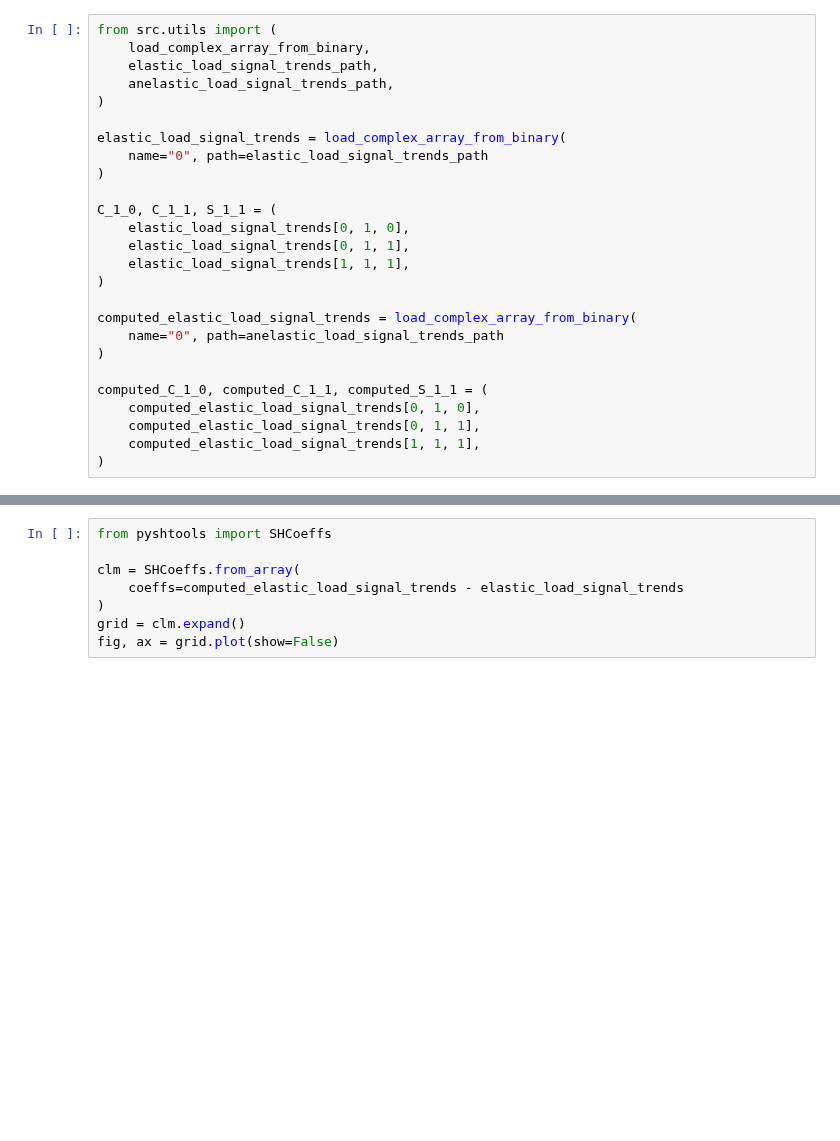
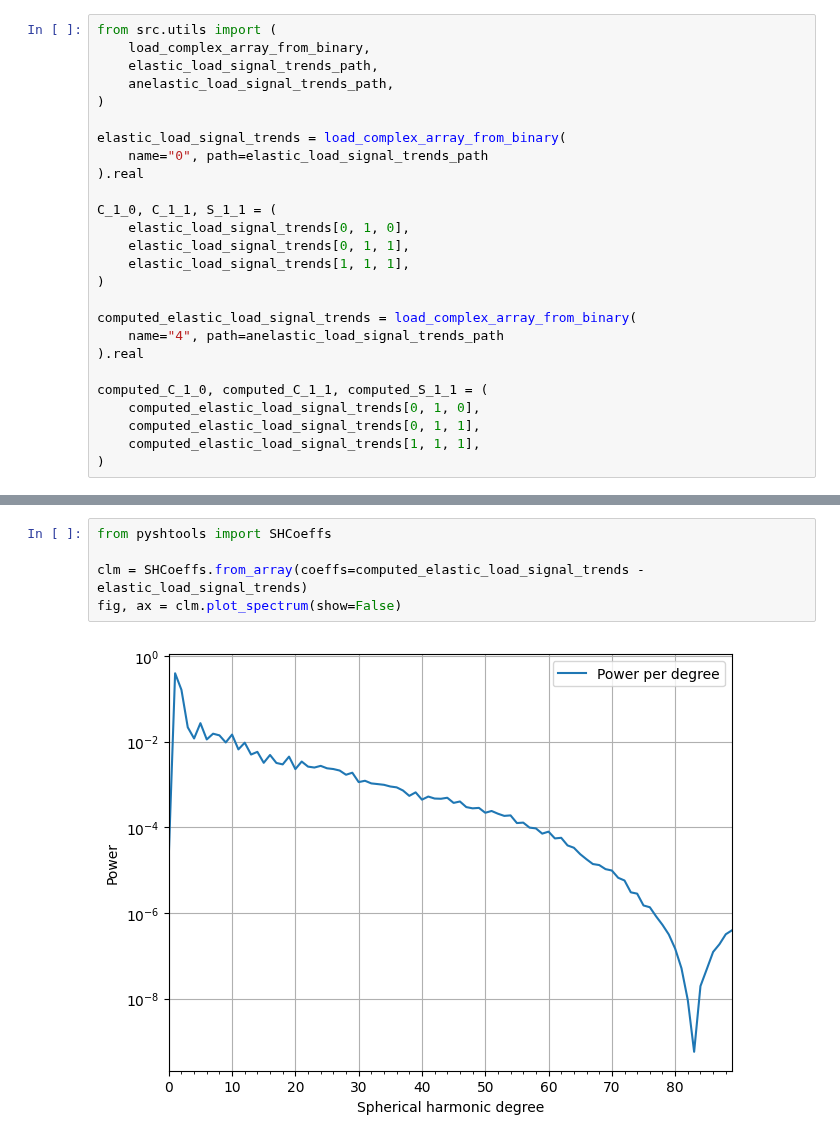
Before and after one commit to maxime-rousselet-cnes/SNREI, a Jupyter notebook: temp2.ipynb, the cells around one changed output, grey strips where cells are left out. Saved outputs shown, nothing was run; the diff lists cells and outputs as text; blank space fills up the shorter version.

```diff
--- a/temp2.ipynb
+++ b/temp2.ipynb
@@ -7,7 +7,7 @@ from src.utils import (
 
 elastic_load_signal_trends = load_complex_array_from_binary(
     name="0", path=elastic_load_signal_trends_path
-)
+).real
 
 C_1_0, C_1_1, S_1_1 = (
     elastic_load_signal_trends[0, 1, 0],
@@ -16,8 +16,8 @@ C_1_0, C_1_1, S_1_1 = (
 )
 
 computed_elastic_load_signal_trends = load_complex_array_from_binary(
-    name="0", path=anelastic_load_signal_trends_path
-)
+    name="4", path=anelastic_load_signal_trends_path
+).real
 
 computed_C_1_0, computed_C_1_1, computed_S_1_1 = (
     computed_elastic_load_signal_trends[0, 1, 0],
@@ -37,8 +55,7 @@ computed_C_1_0, computed_C_1_1, computed_S_1_1
 # %%
 from pyshtools import SHCoeffs
 
-clm = SHCoeffs.from_array(
-    coeffs=computed_elastic_load_signal_trends - elastic_load_signal_trends
-)
-grid = clm.expand()
-fig, ax = grid.plot(show=False)
+clm = SHCoeffs.from_array(coeffs=computed_elastic_load_signal_trends - elastic_load_signal_trends)
+fig, ax = clm.plot_spectrum(show=False)
+# %% [output]
+[figure, added]
```
Also changed, not shown: parts of 5 cells of this notebook, 7 other files.
